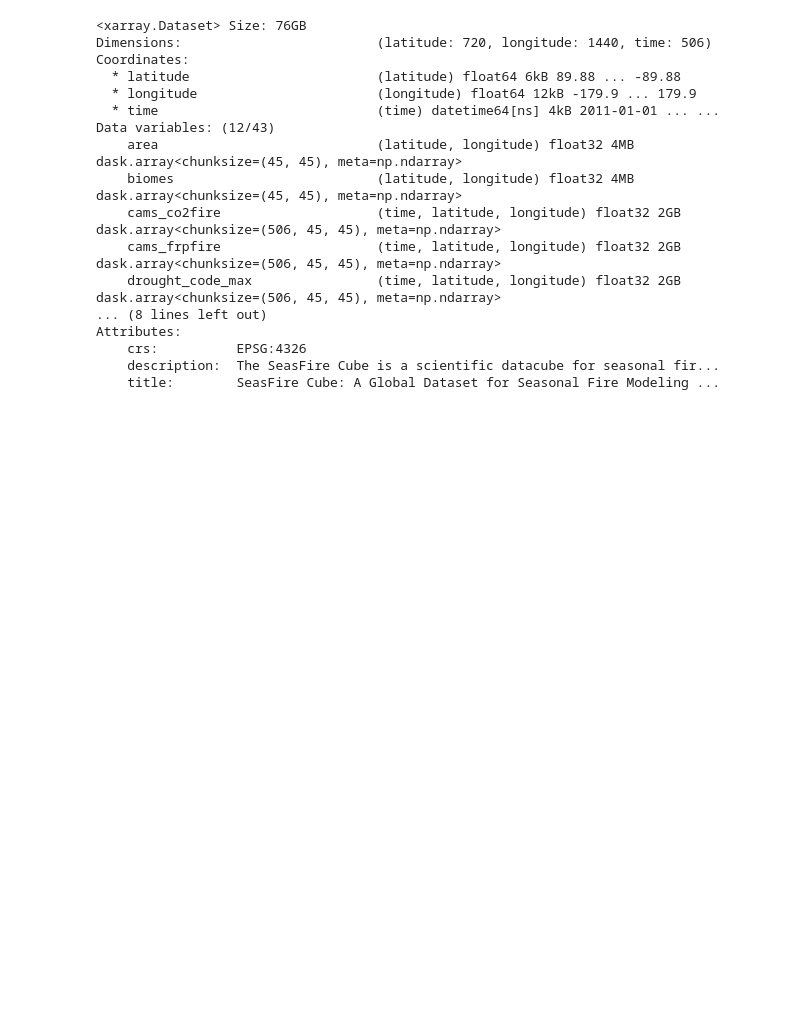
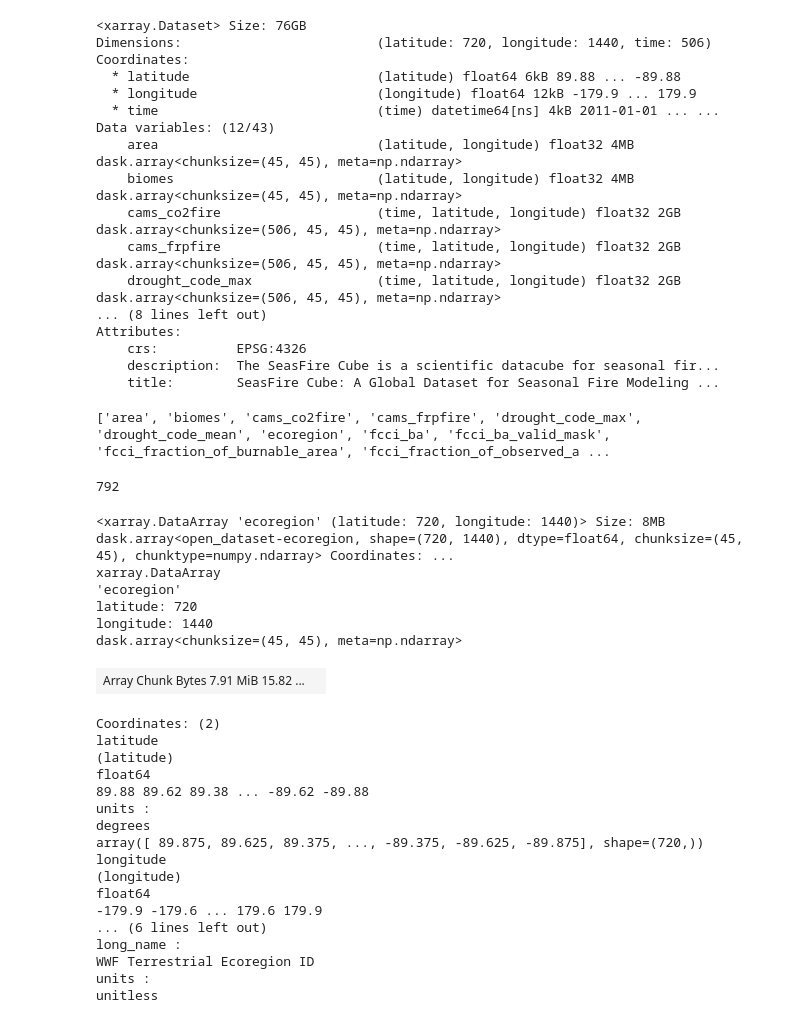
Before and after one commit to yashkher-123/transferability-through-representations, a Jupyter notebook: data/agglomeration_clustering_setup.ipynb, the cells around one changed output. Cells and saved outputs as stored; diff of their text form; code cells hidden in the pictures; blank space fills up the shorter version.

```diff
--- a/data/agglomeration_clustering.ipynb
+++ b/data/agglomeration_clustering_setup.ipynb
@@ -31,3 +32,41 @@ Attributes:
     crs:          EPSG:4326
     description:  The SeasFire Cube is a scientific datacube for seasonal fir...
     title:        SeasFire Cube: A Global Dataset for Seasonal Fire Modeling ...
+# %%
+print(list(ds.data_vars))
+# %% [output]
+['area', 'biomes', 'cams_co2fire', 'cams_frpfire', 'drought_code_max', 'drought_code_mean', 'ecoregion', 'fcci_ba', 'fcci_ba_valid_mask', 'fcci_fraction_of_burnable_area', 'fcci_fraction_of_observed_a ...
+# %%
+unique_values = np.unique(ds["ecoregion"].values)
+num_categories = len(unique_values)
+num_categories
+# most ecoregions were accounted for
+# %% [output]
+792
+# %%
+ds["ecoregion"]
+# %% [output]
+<xarray.DataArray 'ecoregion' (latitude: 720, longitude: 1440)> Size: 8MB dask.array<open_dataset-ecoregion, shape=(720, 1440), dtype=float64, chunksize=(45, 45), chunktype=numpy.ndarray> Coordinates: ...
+xarray.DataArray
+'ecoregion'
+latitude: 720
+longitude: 1440
+dask.array<chunksize=(45, 45), meta=np.ndarray>
+| Array Chunk Bytes 7.91 MiB 15.82 ... |  |
+Coordinates: (2)
+latitude
+(latitude)
+float64
+89.88 89.62 89.38 ... -89.62 -89.88
+units :
+degrees
+array([ 89.875, 89.625, 89.375, ..., -89.375, -89.625, -89.875], shape=(720,))
+longitude
+(longitude)
+float64
+-179.9 -179.6 ... 179.6 179.9
+... (6 lines left out)
+long_name :
+WWF Terrestrial Ecoregion ID
+units :
+unitless
```
Also changed, not shown: parts of 13 cells of this notebook.
